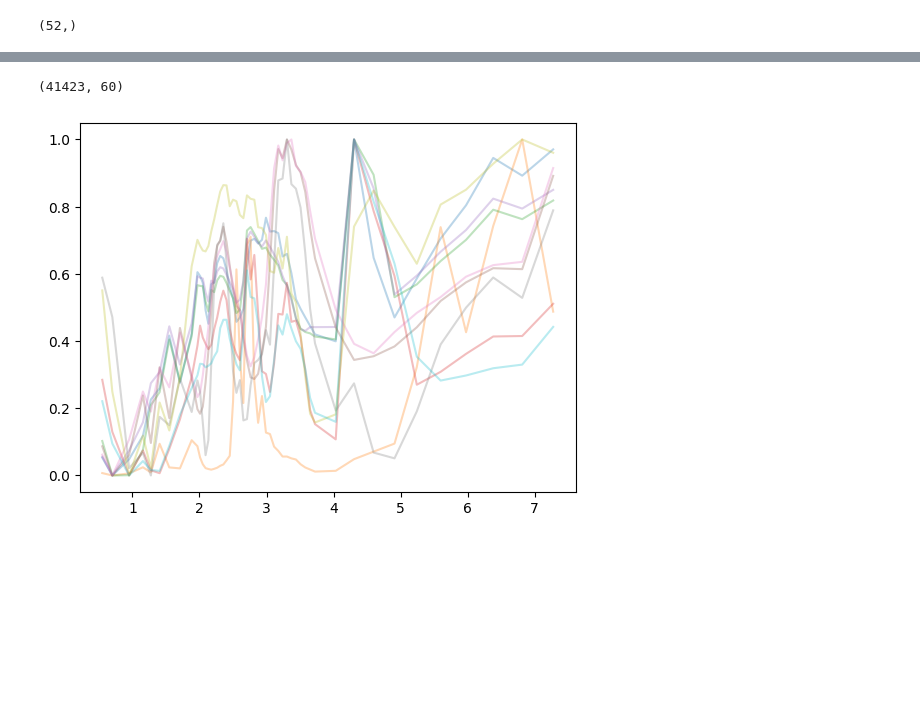
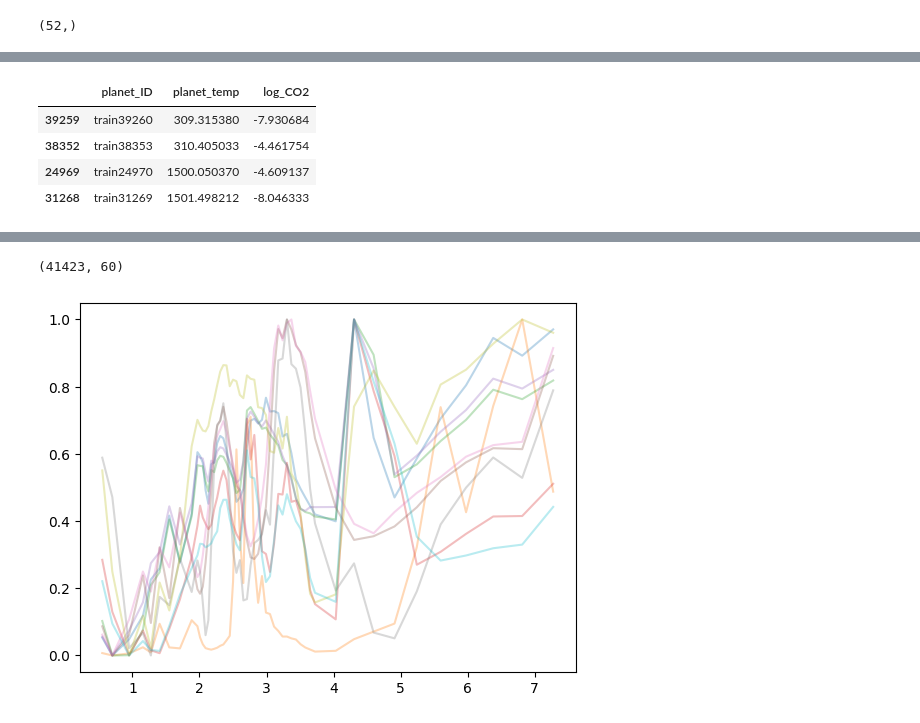
Before and after one commit to CosmicHitchhiker/ds_astro_2026s, a Jupyter notebook: ex7/exercise7.ipynb, the cells around one changed output, grey strips where cells are left out. Saved outputs shown, nothing was run; the diff lists cells and outputs as text; code cells hidden in the pictures; blank space fills up the shorter version.

```diff
--- a/ex7/exercise7.ipynb
+++ b/ex7/exercise7.ipynb
@@ -35,0 +60,8 @@ plt.savefig('meanspec.png')
+# %%
+sorted_label.loc[selected_ids]
+# %% [output]
+|  | planet_ID | planet_temp | log_CO2 |
+| 39259 | train39260 | 309.315380 | -7.930684 |
+| 38352 | train38353 | 310.405033 | -4.461754 |
+| 24969 | train24970 | 1500.050370 | -4.609137 |
+| 31268 | train31269 | 1501.498212 | -8.046333 |
```
Also changed, not shown: parts of 6 cells of this notebook.
